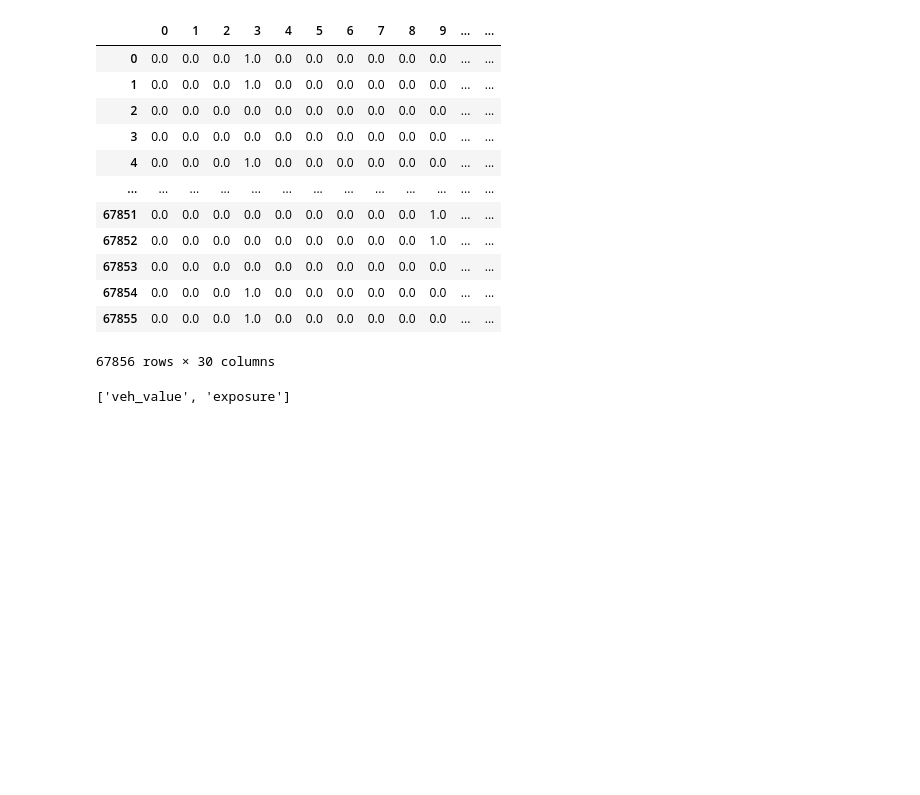
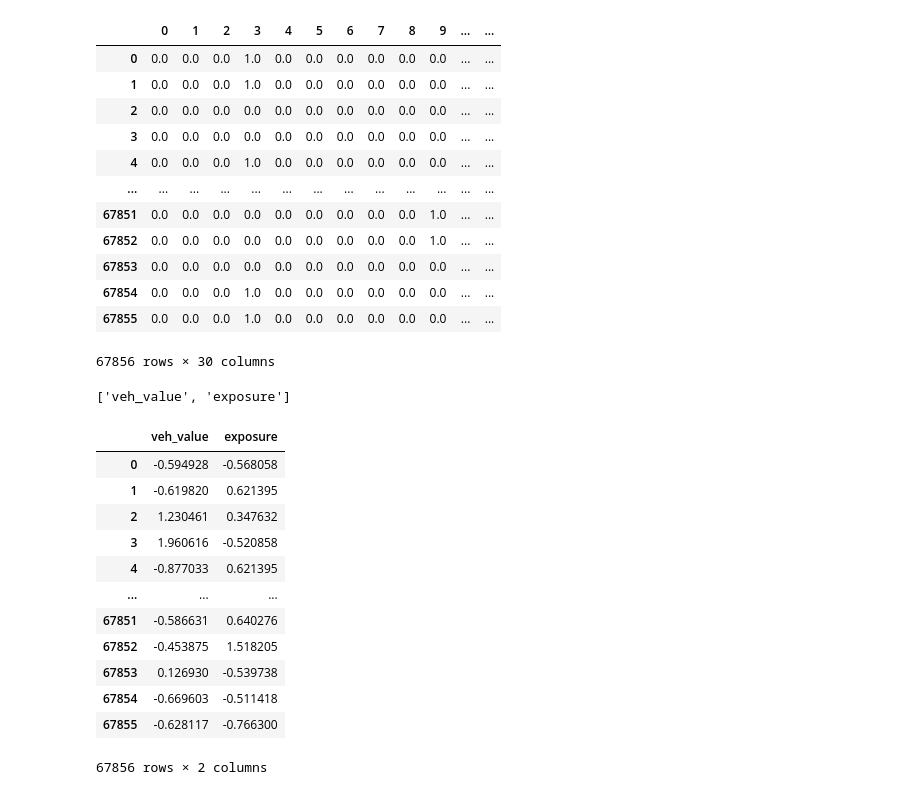
Before and after one commit to szendiagoston/TabNet, a Jupyter notebook: TabNet.ipynb, the cells around one changed output. Drawn from its saved outputs; the diff is of its cells as text; code cells hidden in the pictures; blank space fills up the shorter version.

```diff
--- a/TabNet.ipynb
+++ b/TabNet.ipynb
@@ -729,7 +730,6 @@ pd.DataFrame(encoded_features) #Azért nem 13 + 4 + 2 + 6 + 6 = 31, mert volt eg
 67856 rows × 30 columns
 # %%
 numerical_columns = [col for col in features.columns if col not in categorical_columns]
+numerical_columns
+# %% [output]
+['veh_value', 'exposure']
-# %%
-numerical_columns
-# %% [output]
-['veh_value', 'exposure']
@@ -735,0 +738,18 @@ numerical_columns
+# %%
+scaler = StandardScaler()
+scaled_features = scaler.fit_transform(features[numerical_columns])
+pd.DataFrame(scaled_features, columns = numerical_columns) #Hogy láthatnám az eredeti oszlopneveket?
+# %% [output]
+|  | veh_value | exposure |
+| 0 | -0.594928 | -0.568058 |
+| 1 | -0.619820 | 0.621395 |
+| 2 | 1.230461 | 0.347632 |
+| 3 | 1.960616 | -0.520858 |
+| 4 | -0.877033 | 0.621395 |
+| ... | ... | ... |
+| 67851 | -0.586631 | 0.640276 |
+| 67852 | -0.453875 | 1.518205 |
+| 67853 | 0.126930 | -0.539738 |
+| 67854 | -0.669603 | -0.511418 |
+| 67855 | -0.628117 | -0.766300 |
+67856 rows × 2 columns
```
Also changed, not shown: parts of 25 cells of this notebook.
